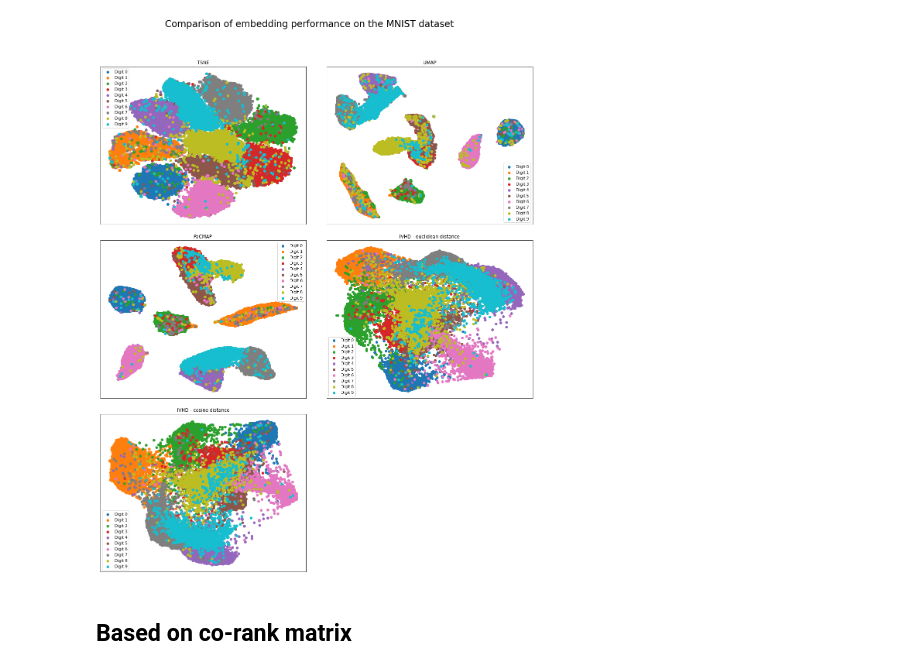
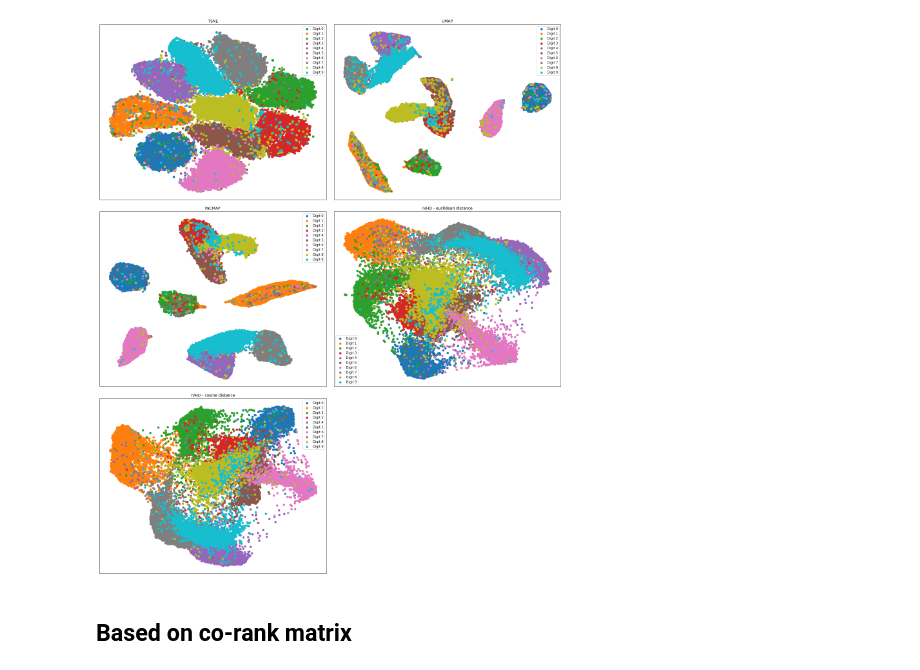
Before and after one commit to Smendowski/data-embedding-and-visualization, a Jupyter notebook: [4] MNIST embedding analysis.ipynb, the cells around one changed output. Drawn from its saved outputs; the diff is of its cells as text; code cells hidden in the pictures.

Commit message:
Remove padding from MNIST metrics visualizations
Signed-off-by: Smendowski <m.smendowski@gmail.com>

```diff
--- a/[4] MNIST embedding analysis.ipynb
+++ b/[4] MNIST embedding analysis.ipynb
@@ -54,23 +54,23 @@ def plot_2d_mnist_scatter(X, y, title, ax):
 # %%
 fig = plt.figure(figsize=(20, 24), constrained_layout=True)
 spec = fig.add_gridspec(3, 2)
 
 ax00 = fig.add_subplot(spec[0, 0])
 plot_2d_mnist_scatter(mnist_tsne_embedding.values, df_labels_full, 'TSNE', ax00)
 ax01 = fig.add_subplot(spec[0, 1])
 plot_2d_mnist_scatter(mnist_umap_embedding.values, df_labels_full, 'UMAP', ax01)
 ax10 = fig.add_subplot(spec[1, 0])
 plot_2d_mnist_scatter(mnist_pacmap_embedding.values, df_labels_full, 'PaCMAP', ax10)
 ax11 = fig.add_subplot(spec[1, 1])
 plot_2d_mnist_scatter(mnist_ivhd_euclidean_embedding.values, df_labels_full, 'IVHD - euclidean distance', ax11)
 ax20 = fig.add_subplot(spec[2, 0])
 plot_2d_mnist_scatter(mnist_ivhd_cosine_embedding.values, df_labels_full, 'IVHD - cosine distance', ax20)
 
-fig.suptitle('Comparison of embedding performance on the MNIST dataset', size=24, y=0.95)
-fig.subplots_adjust(wspace=0.1, hspace=0.1)
+# fig.suptitle('Comparison of embedding performance on the MNIST dataset', size=24, y=0.95)
+# fig.subplots_adjust(wspace=0.1, hspace=0.1)
 plt.show()
 # %% [output]
-[figure, old version]
+[figure, new version]
 # %%
 fig.savefig("MNIST-VISUALIZATIONS.png", transparent=True, facecolor='w')
 # %%
```
Also changed, not shown: parts of 8 cells of this notebook, 4 other files.
